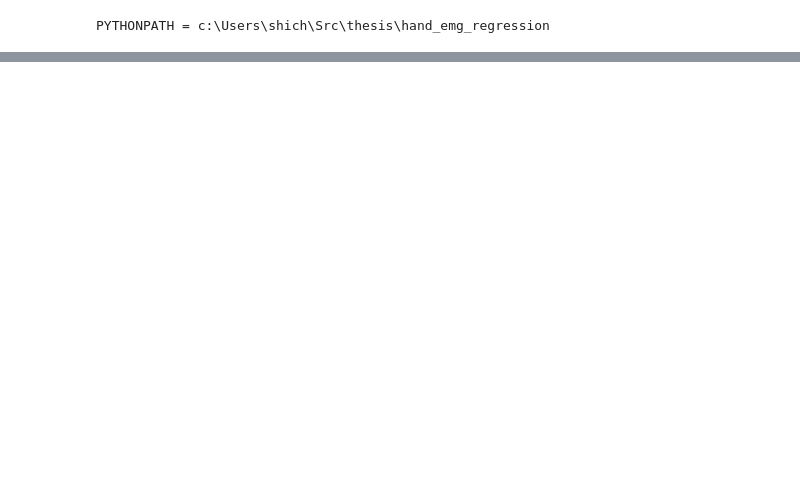
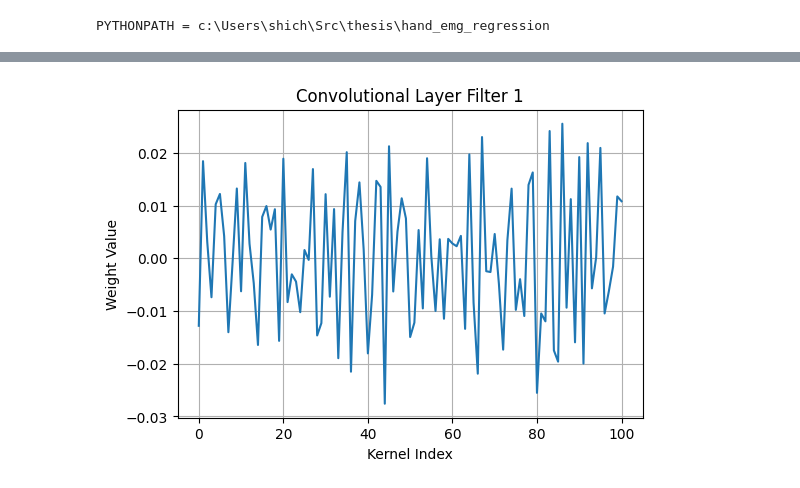
Before and after one commit to Senopiece/hand_emg_regression, a Jupyter notebook: notebooks/inspect.ipynb, the cells around one changed output, grey strips where cells are left out. Saved outputs shown, nothing was run; the diff lists cells and outputs as text; code cells hidden in the pictures; blank space fills up the shorter version.

```diff
--- a/notebooks/inspect.ipynb
+++ b/notebooks/inspect.ipynb
@@ -29,0 +63,21 @@ tensor([ 0.3300, -0.0975,  0.1726,  0.0825,  0.0671,  0.3818,  0.4371],
+# %%
+this = "Convolutional Layer Filter"
+
+import matplotlib.pyplot as plt
+
+# Get the weights of the convolutional layer
+weights = conv_layer.weight.data.cpu()
+
+# Specify the filter index to plot
+filter_index = 0  # Change this to the index of the filter you want to visualize
+
+# Plot the selected filter
+plt.figure(figsize=(6, 4))
+plt.plot(weights[filter_index, 0, :].numpy())  # Plot the 1D filter
+plt.title(f"{this} {filter_index + 1}")
+plt.xlabel("Kernel Index")
+plt.ylabel("Weight Value")
+plt.grid(True)
+plt.show()
+# %% [output]
+[figure, added]
```
Also changed, not shown: parts of 8 cells of this notebook, 1 other file.
